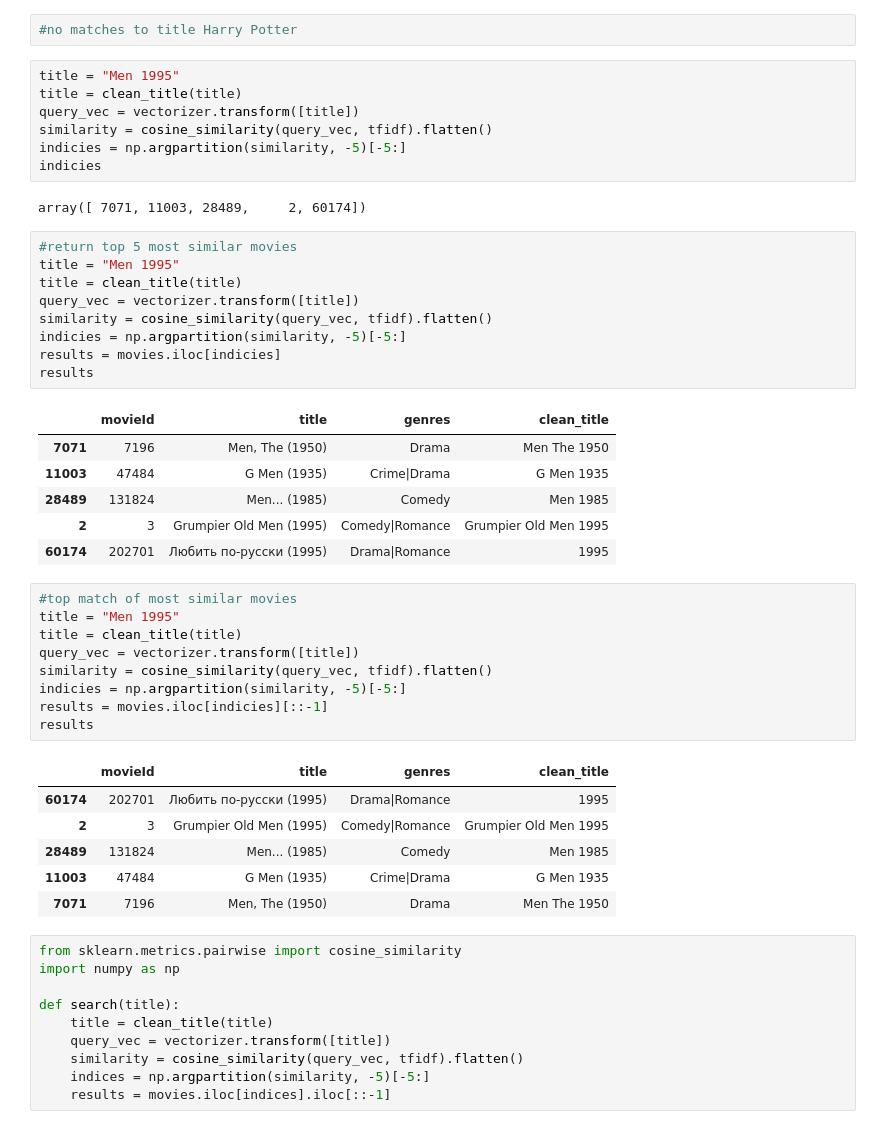
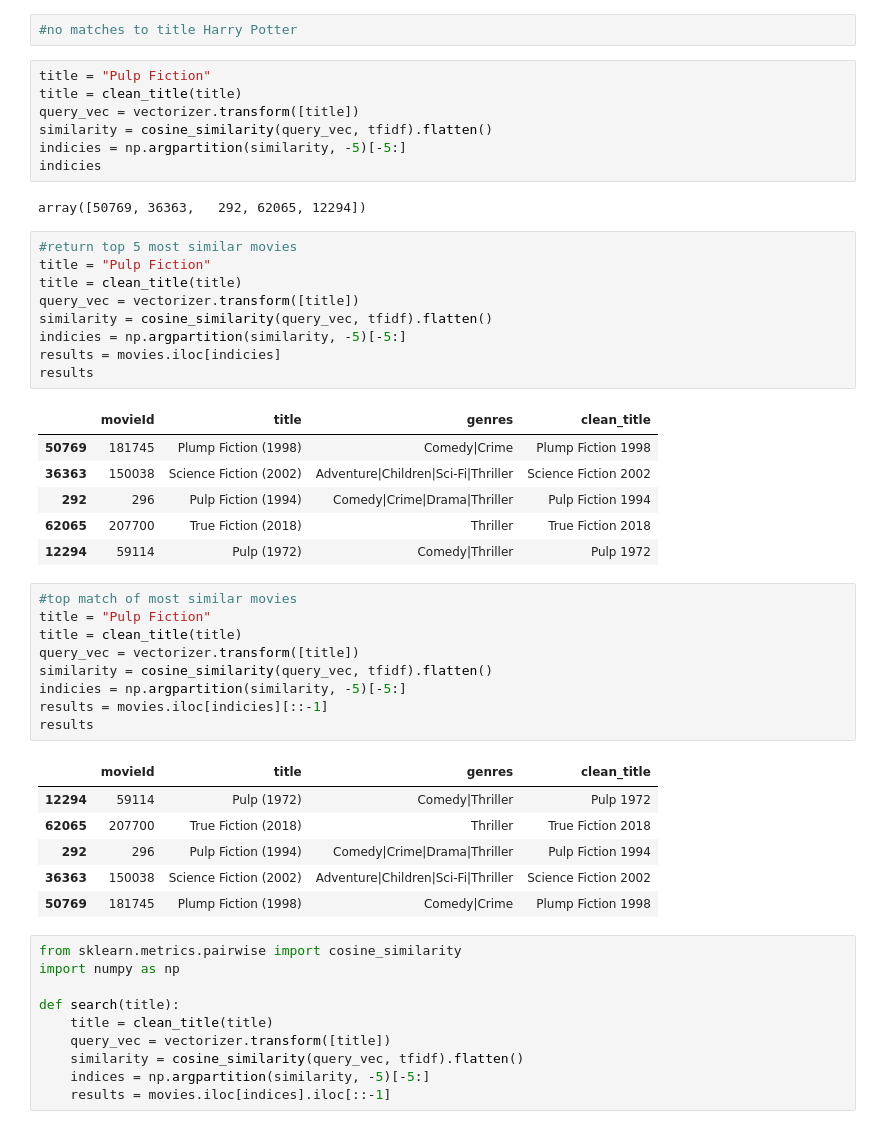
Before and after one commit to gerardbullock/gerardbullock.github.io, a Jupyter notebook: Movie_Recommender.ipynb, the cells around one changed output. Saved outputs shown, nothing was run; the diff lists cells and outputs as text.

```diff
--- a/Movie_Recommender.ipynb
+++ b/Movie_Recommender.ipynb
@@ -68,33 +68,33 @@ array([0., 0., 0., ..., 0., 0., 0.])
 # %%
 #no matches to title Harry Potter
 # %%
-title = "Men 1995"
+title = "Pulp Fiction"
 title = clean_title(title)
 query_vec = vectorizer.transform([title])
 similarity = cosine_similarity(query_vec, tfidf).flatten()
 indicies = np.argpartition(similarity, -5)[-5:]
 indicies
 # %% [output]
-array([ 7071, 11003, 28489,     2, 60174])
+array([50769, 36363,   292, 62065, 12294])
 # %%
 #return top 5 most similar movies
-title = "Men 1995"
+title = "Pulp Fiction"
 title = clean_title(title)
 query_vec = vectorizer.transform([title])
 similarity = cosine_similarity(query_vec, tfidf).flatten()
 indicies = np.argpartition(similarity, -5)[-5:]
 results = movies.iloc[indicies]
 results
 # %% [output]
 |  | movieId | title | genres | clean_title |
-| 7071 | 7196 | Men, The (1950) | Drama | Men The 1950 |
-| 11003 | 47484 | G Men (1935) | Crime|Drama | G Men 1935 |
-| 28489 | 131824 | Men... (1985) | Comedy | Men 1985 |
-| 2 | 3 | Grumpier Old Men (1995) | Comedy|Romance | Grumpier Old Men 1995 |
-| 60174 | 202701 | Любить по-русски (1995) | Drama|Romance | 1995 |
+| 50769 | 181745 | Plump Fiction (1998) | Comedy|Crime | Plump Fiction 1998 |
+| 36363 | 150038 | Science Fiction (2002) | Adventure|Children|Sci-Fi|Thriller | Science Fiction 2002 |
+| 292 | 296 | Pulp Fiction (1994) | Comedy|Crime|Drama|Thriller | Pulp Fiction 1994 |
+| 62065 | 207700 | True Fiction (2018) | Thriller | True Fiction 2018 |
+| 12294 | 59114 | Pulp (1972) | Comedy|Thriller | Pulp 1972 |
 # %%
 #top match of most similar movies
-title = "Men 1995"
+title = "Pulp Fiction"
 title = clean_title(title)
 query_vec = vectorizer.transform([title])
 similarity = cosine_similarity(query_vec, tfidf).flatten()
@@ -103,11 +103,11 @@ results = movies.iloc[indicies][::-1]
 results
 # %% [output]
 |  | movieId | title | genres | clean_title |
-| 60174 | 202701 | Любить по-русски (1995) | Drama|Romance | 1995 |
-| 2 | 3 | Grumpier Old Men (1995) | Comedy|Romance | Grumpier Old Men 1995 |
-| 28489 | 131824 | Men... (1985) | Comedy | Men 1985 |
-| 11003 | 47484 | G Men (1935) | Crime|Drama | G Men 1935 |
-| 7071 | 7196 | Men, The (1950) | Drama | Men The 1950 |
+| 12294 | 59114 | Pulp (1972) | Comedy|Thriller | Pulp 1972 |
+| 62065 | 207700 | True Fiction (2018) | Thriller | True Fiction 2018 |
+| 292 | 296 | Pulp Fiction (1994) | Comedy|Crime|Drama|Thriller | Pulp Fiction 1994 |
+| 36363 | 150038 | Science Fiction (2002) | Adventure|Children|Sci-Fi|Thriller | Science Fiction 2002 |
+| 50769 | 181745 | Plump Fiction (1998) | Comedy|Crime | Plump Fiction 1998 |
 # %%
 from sklearn.metrics.pairwise import cosine_similarity
 import numpy as np
```
Also changed, not shown: parts of 9 cells of this notebook.
